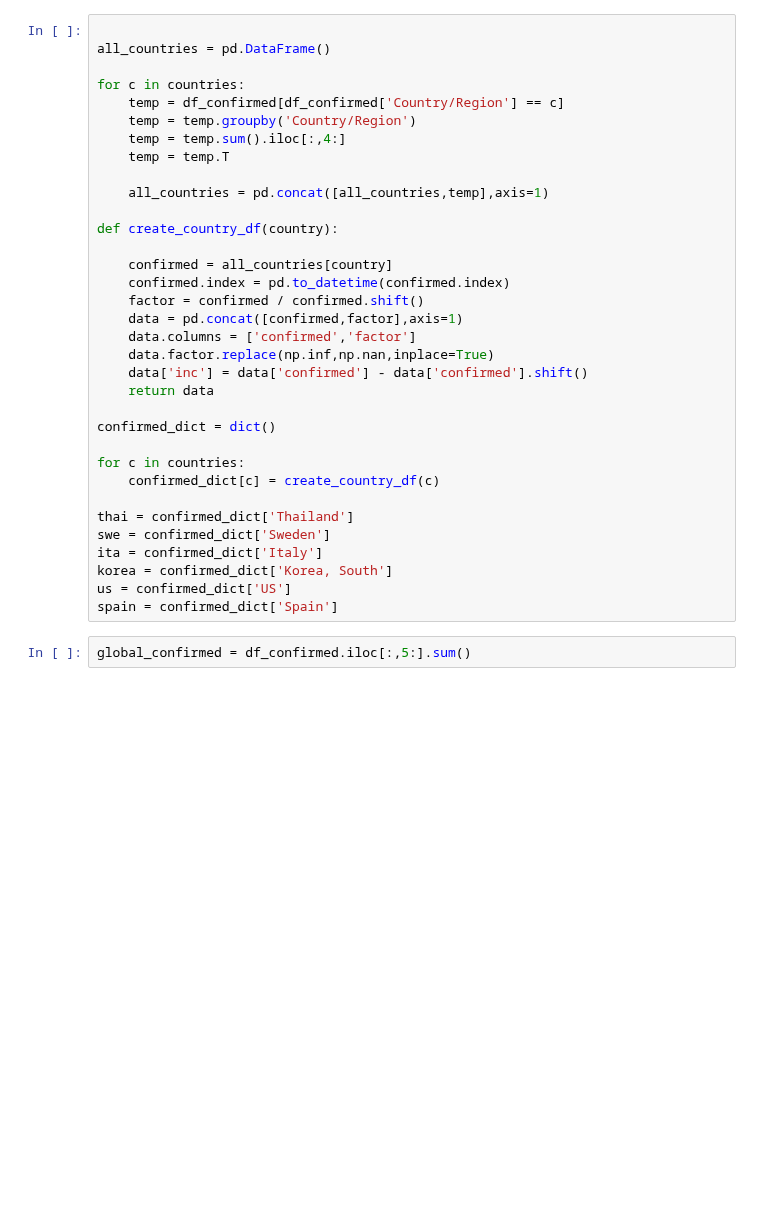
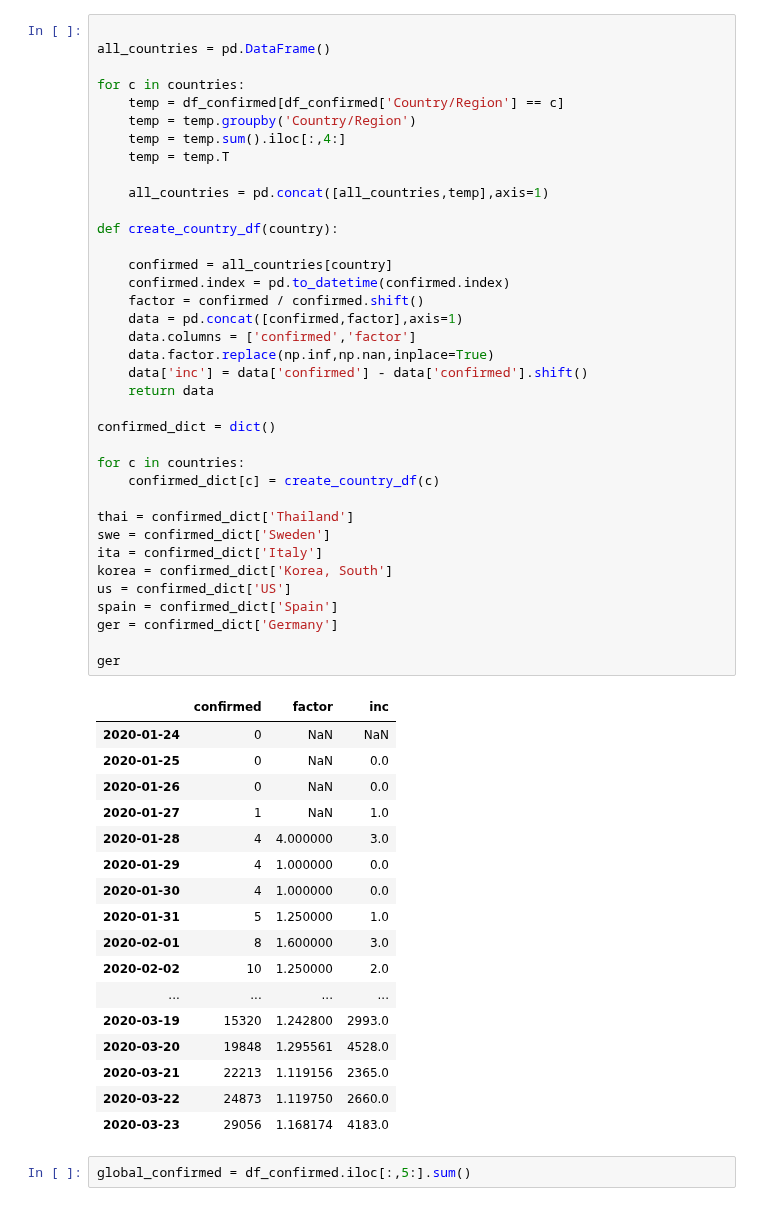
Before and after one commit to tolex3/note, a Jupyter notebook: covid_confirmed.ipynb, the cells around one changed output. Cells and saved outputs as stored; diff of their text form; blank space fills up the shorter version.

```diff
--- a/covid_confirmed.ipynb
+++ b/covid_confirmed.ipynb
@@ -65,33 +63,54 @@ all_countries = pd.DataFrame()
 for c in countries:
     temp = df_confirmed[df_confirmed['Country/Region'] == c]
     temp = temp.groupby('Country/Region')
     temp = temp.sum().iloc[:,4:]
     temp = temp.T
 
     all_countries = pd.concat([all_countries,temp],axis=1)
 
 def create_country_df(country):
 
     confirmed = all_countries[country]
     confirmed.index = pd.to_datetime(confirmed.index)
     factor = confirmed / confirmed.shift()
     data = pd.concat([confirmed,factor],axis=1)
     data.columns = ['confirmed','factor']
     data.factor.replace(np.inf,np.nan,inplace=True)
     data['inc'] = data['confirmed'] - data['confirmed'].shift()
     return data
 
 confirmed_dict = dict()
 
 for c in countries:
     confirmed_dict[c] = create_country_df(c)
 
 thai = confirmed_dict['Thailand']
 swe = confirmed_dict['Sweden']
 ita = confirmed_dict['Italy']
 korea = confirmed_dict['Korea, South']
 us = confirmed_dict['US']
 spain = confirmed_dict['Spain']
+ger = confirmed_dict['Germany']
+
+ger
+# %% [output]
+|  | confirmed | factor | inc |
+| 2020-01-24 | 0 | NaN | NaN |
+| 2020-01-25 | 0 | NaN | 0.0 |
+| 2020-01-26 | 0 | NaN | 0.0 |
+| 2020-01-27 | 1 | NaN | 1.0 |
+| 2020-01-28 | 4 | 4.000000 | 3.0 |
+| 2020-01-29 | 4 | 1.000000 | 0.0 |
+| 2020-01-30 | 4 | 1.000000 | 0.0 |
+| 2020-01-31 | 5 | 1.250000 | 1.0 |
+| 2020-02-01 | 8 | 1.600000 | 3.0 |
+| 2020-02-02 | 10 | 1.250000 | 2.0 |
+| ... | ... | ... | ... |
+| 2020-03-19 | 15320 | 1.242800 | 2993.0 |
+| 2020-03-20 | 19848 | 1.295561 | 4528.0 |
+| 2020-03-21 | 22213 | 1.119156 | 2365.0 |
+| 2020-03-22 | 24873 | 1.119750 | 2660.0 |
+| 2020-03-23 | 29056 | 1.168174 | 4183.0 |
 # %%
 global_confirmed = df_confirmed.iloc[:,5:].sum()
 # %%
```
Also changed, not shown: parts of 11 cells of this notebook, 7 other files.
